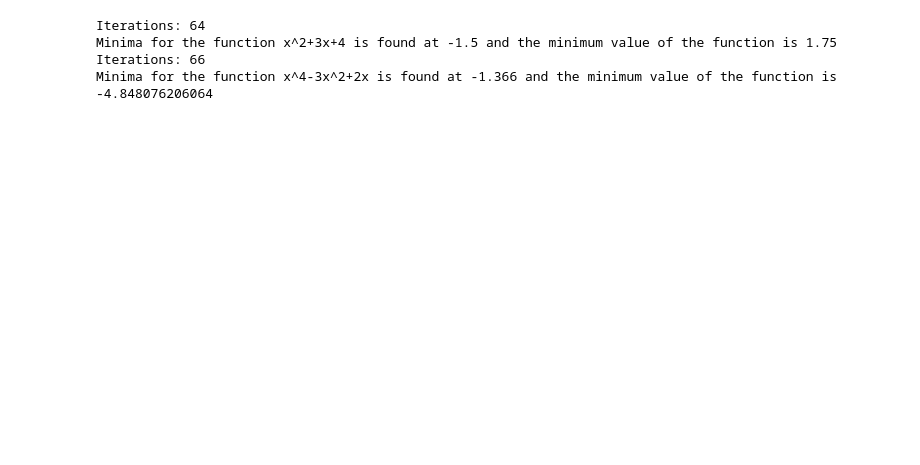
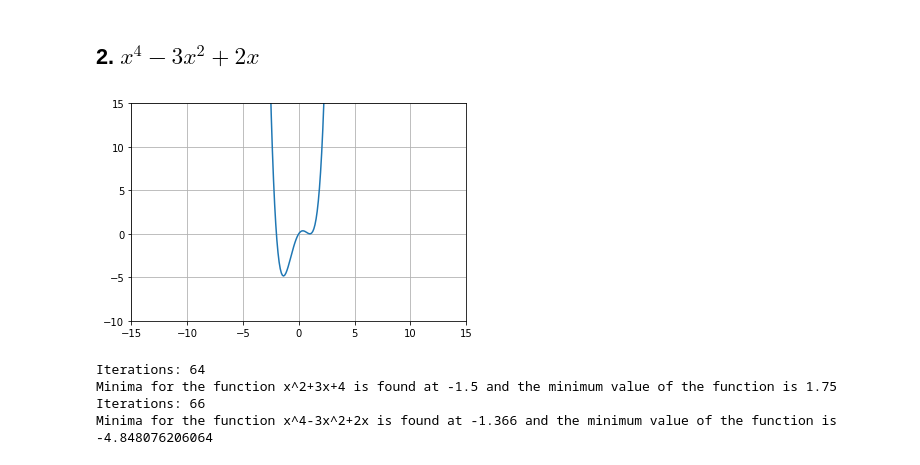
Before and after one commit to pranshu27/MTech, a Jupyter notebook: CS771A/assignments/Ass2/21111048.ipynb, the cells around one changed output. Saved outputs shown, nothing was run; the diff lists cells and outputs as text; code cells hidden in the pictures; blank space fills up the shorter version.

```diff
--- a/CS771A/assignments/Ass2/21111048.ipynb
+++ b/CS771A/assignments/Ass2/21111048.ipynb
@@ -8,3 +22,15 @@ import pandas as pd
+# %% [markdown]
+## 2. $x^4 - 3x^2 + 2x$
+# %%
+x=np.linspace(-15,15,300)
+y=x**4-3*x*x+2*x
+plt.xlim([-15,15])
+plt.ylim([-10,15])
+plt.grid()
+plt.plot(x,y)
+plt.show()
+# %% [output]
+[figure, added]
 # %%
 gradient1 = lambda x: 2*x+3 ## specifies gradient for the function x2 + 3x+4
 gradient2 = lambda x: 4*(x**3)-6*x+2 ## specifies gradient for the function  x4 – 3x2 +2x.
```
Also changed, not shown: parts of 57 cells of this notebook, 3 other files.
